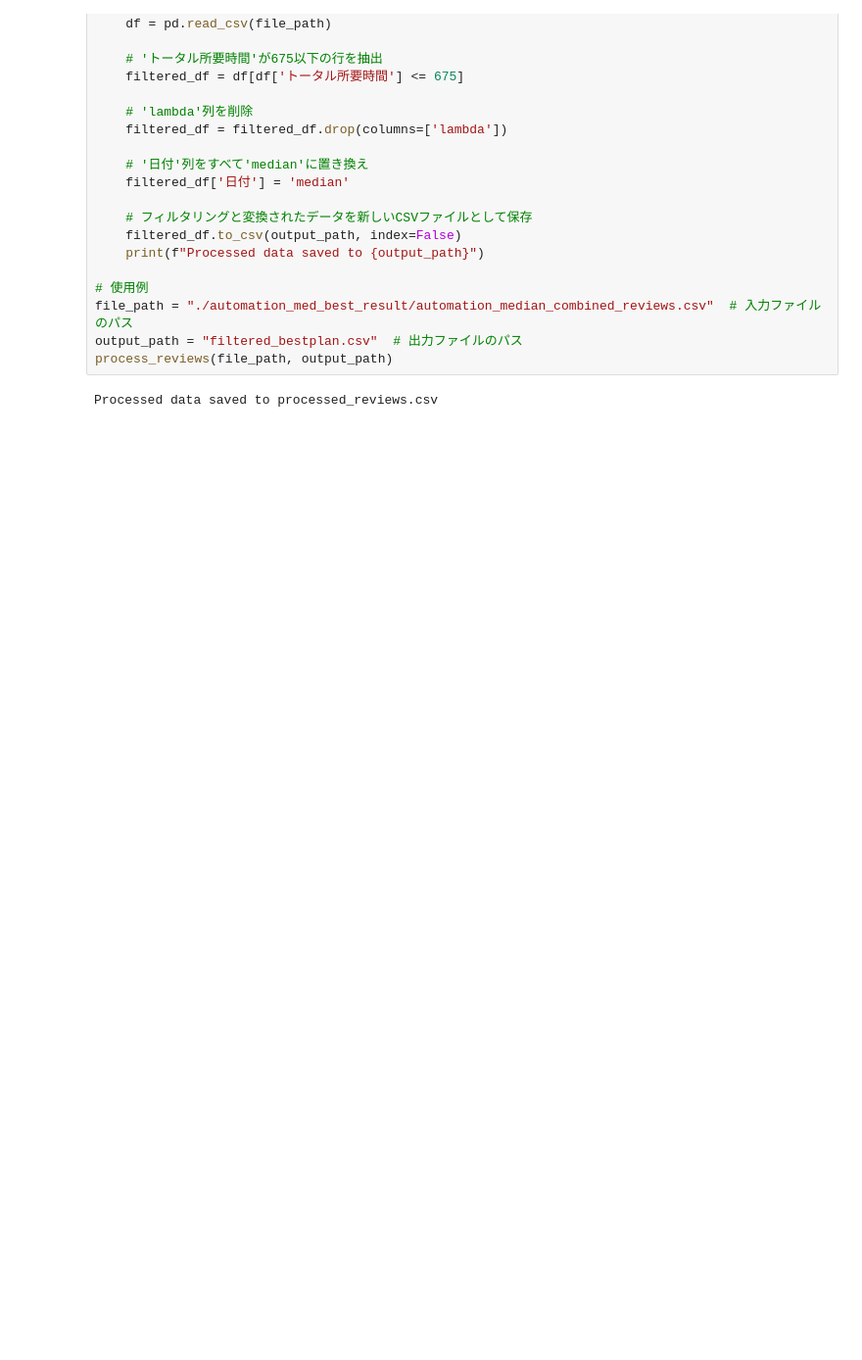
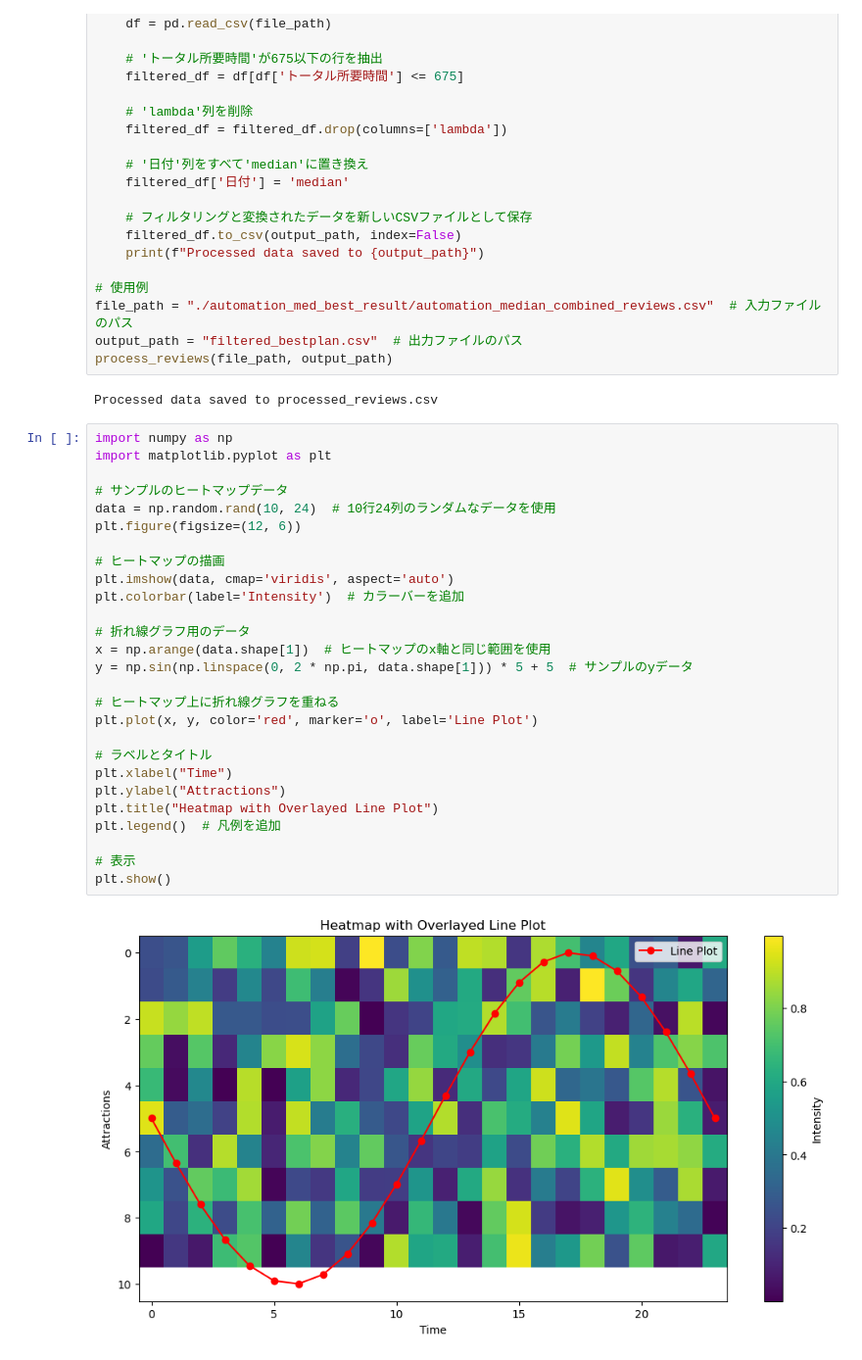
Before and after one commit to kazubokujo-INIAD/myg_r, a Jupyter notebook: memo.ipynb, the cells around one changed output. Shown at 98% size. Drawn from its saved outputs; the diff is of its cells as text; blank space fills up the shorter version.

```diff
--- a/memo.ipynb
+++ b/memo.ipynb
@@ -287,3 +287,32 @@ output_path = "filtered_bestplan.csv"  # 出力ファイルのパス
 process_reviews(file_path, output_path)
 # %% [output]
 Processed data saved to processed_reviews.csv
+# %%
+import numpy as np
+import matplotlib.pyplot as plt
+
+# サンプルのヒートマップデータ
+data = np.random.rand(10, 24)  # 10行24列のランダムなデータを使用
+plt.figure(figsize=(12, 6))
+
+# ヒートマップの描画
+plt.imshow(data, cmap='viridis', aspect='auto')
+plt.colorbar(label='Intensity')  # カラーバーを追加
+
+# 折れ線グラフ用のデータ
+x = np.arange(data.shape[1])  # ヒートマップのx軸と同じ範囲を使用
+y = np.sin(np.linspace(0, 2 * np.pi, data.shape[1])) * 5 + 5  # サンプルのyデータ
+
+# ヒートマップ上に折れ線グラフを重ねる
+plt.plot(x, y, color='red', marker='o', label='Line Plot')
+
+# ラベルとタイトル
+plt.xlabel("Time")
+plt.ylabel("Attractions")
+plt.title("Heatmap with Overlayed Line Plot")
+plt.legend()  # 凡例を追加
+
+# 表示
+plt.show()
+# %% [output]
+[figure, added]
```
Also changed, not shown: 14 other files.
